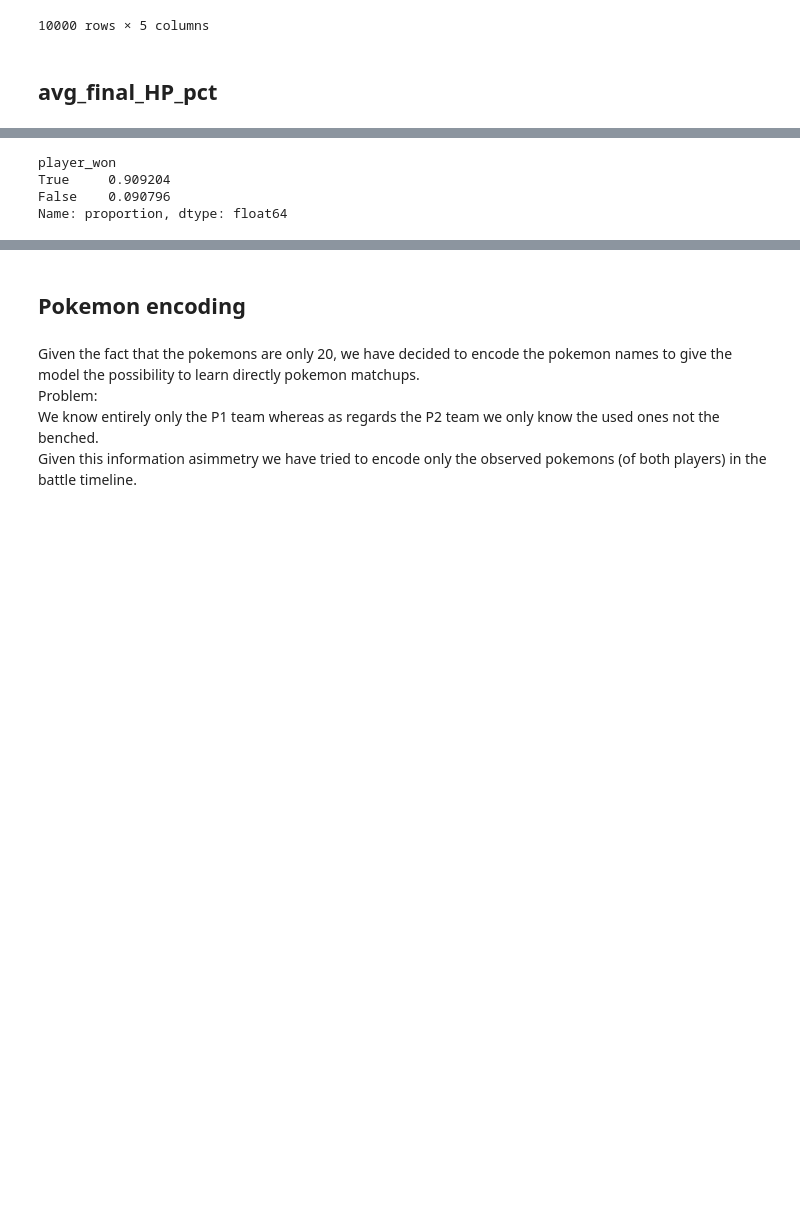
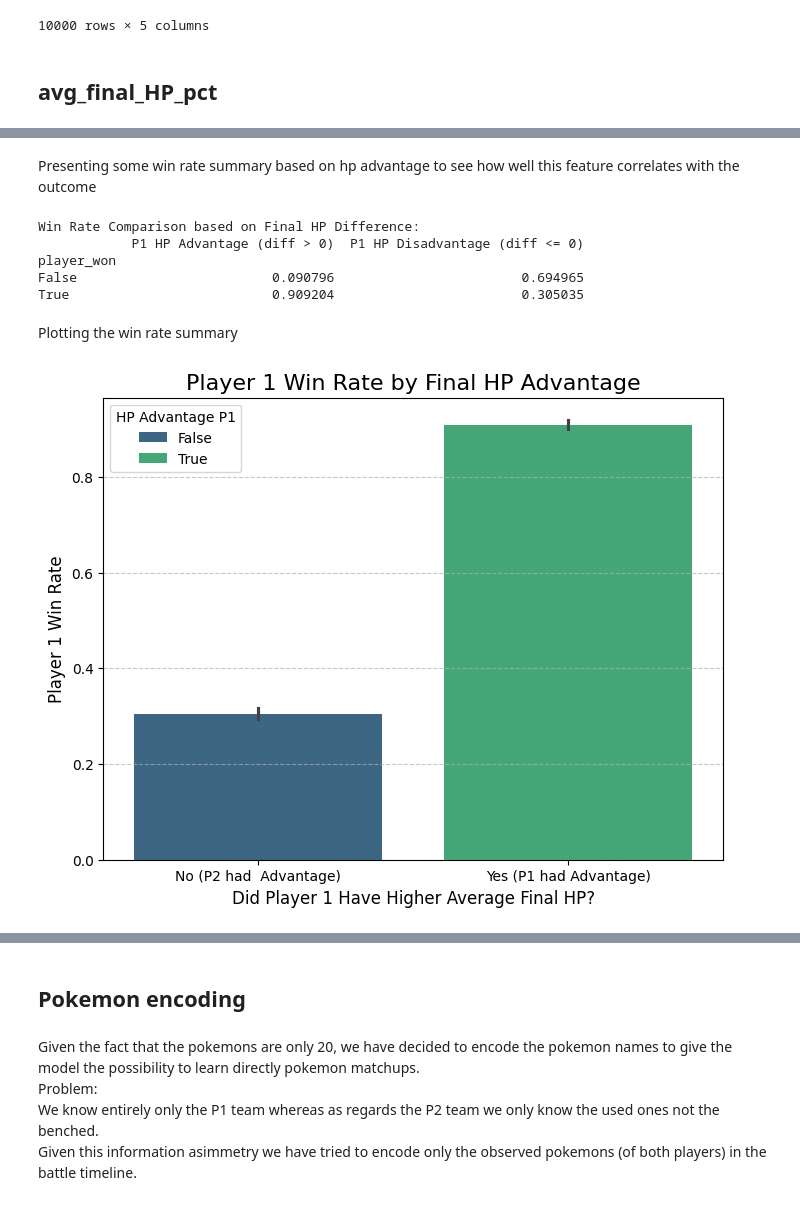
Before and after one commit to LeonardoSani/FDS_challenge, a Jupyter notebook: Notebook.ipynb, the cells around one changed output, grey strips where cells are left out. Saved outputs shown, nothing was run; the diff lists cells and outputs as text; code cells hidden in the pictures; blank space fills up the shorter version.

```diff
--- a/Notebook.ipynb
+++ b/Notebook.ipynb
@@ -277,14 +294,50 @@ avg_final_HP_pct(train_data,difference=True)
+# %% [markdown]
+Presenting some win rate summary based on hp advantage to see how well this feature correlates with the outcome
 # %%
 # compare avg_final_HP_pct p1 > avg_final_HP_pct p2 with player_won and value counts
 
 a = avg_final_HP_pct(train_data,difference=True)
 
-a[a["avg_final_hp_pct_diff"]>0]["player_won"].value_counts(normalize=True)
+# Calculate win rate when P1 has HP advantage
+p1_advantage = a[a["avg_final_hp_pct_diff"] > 0]["player_won"].value_counts(normalize=True)
+
+# Calculate win rate when P1 does not have HP advantage
+p1_disadvantage = a[a["avg_final_hp_pct_diff"] <= 0]["player_won"].value_counts(normalize=True)
+
+# Create a summary DataFrame
+win_rate_summary = pd.DataFrame({
+    "P1 HP Advantage (diff > 0)": p1_advantage,
+    "P1 HP Disadvantage (diff <= 0)": p1_disadvantage
+}).fillna(0)
+
+print("Win Rate Comparison based on Final HP Difference:")
+print(win_rate_summary)
 # %% [output]
+Win Rate Comparison based on Final HP Difference:
+            P1 HP Advantage (diff > 0)  P1 HP Disadvantage (diff <= 0)
 player_won
-True     0.909204
-False    0.090796
-Name: proportion, dtype: float64
+False                         0.090796                        0.694965
+True                          0.909204                        0.305035
+# %% [markdown]
+Plotting the win rate summary
+# %%
+
+# Prepare data for plotting
+plot_data = a.copy()
+plot_data['HP Advantage P1'] = plot_data['avg_final_hp_pct_diff'] > 0
+plot_data['player_won'] = plot_data['player_won'].astype(int)
+
+# Create the plot
+plt.figure(figsize=(8, 6))
+sns.barplot(data=plot_data, x='HP Advantage P1', y='player_won',  palette='viridis', hue='HP Advantage P1', dodge=False)
+plt.title('Player 1 Win Rate by Final HP Advantage', fontsize=16)
+plt.ylabel('Player 1 Win Rate', fontsize=12)
+plt.xlabel('Did Player 1 Have Higher Average Final HP?', fontsize=12)
+plt.xticks([False, True], ['No (P2 had  Advantage)', 'Yes (P1 had Advantage)'])
+plt.grid(axis='y', linestyle='--', alpha=0.7)
+plt.show()
+# %% [output]
+[figure, added]
 # %%
 status_turn_diff(train_data,difference=True)
 # %% [output]
```
Also changed, not shown: parts of 10 cells of this notebook, 3 other files.
